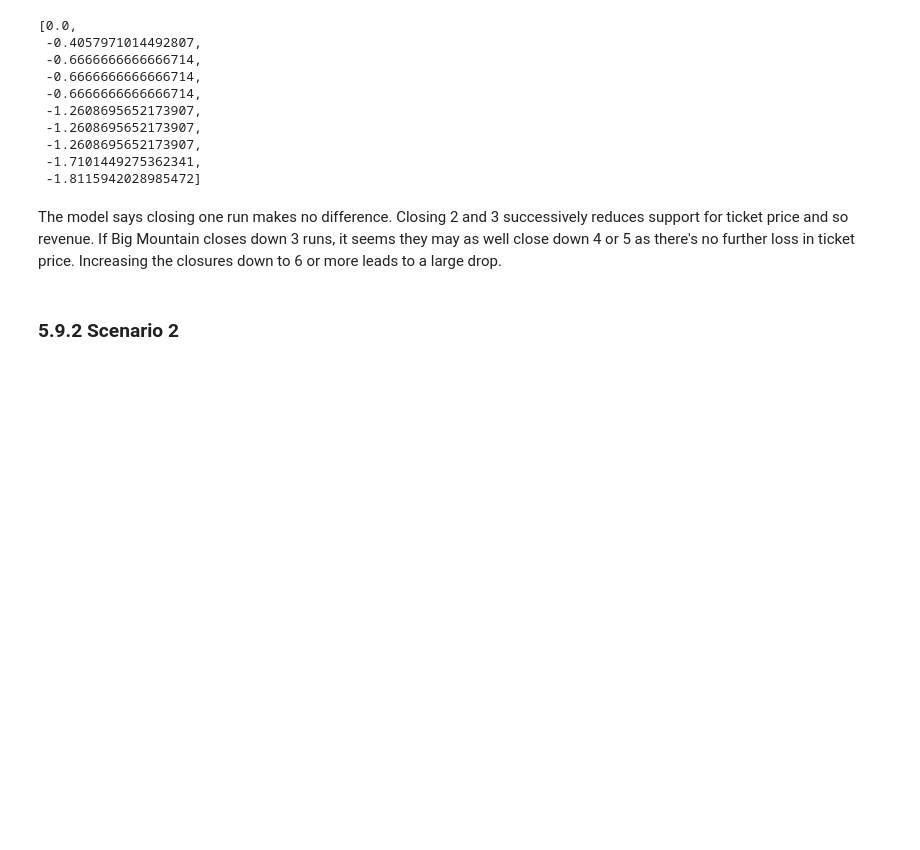
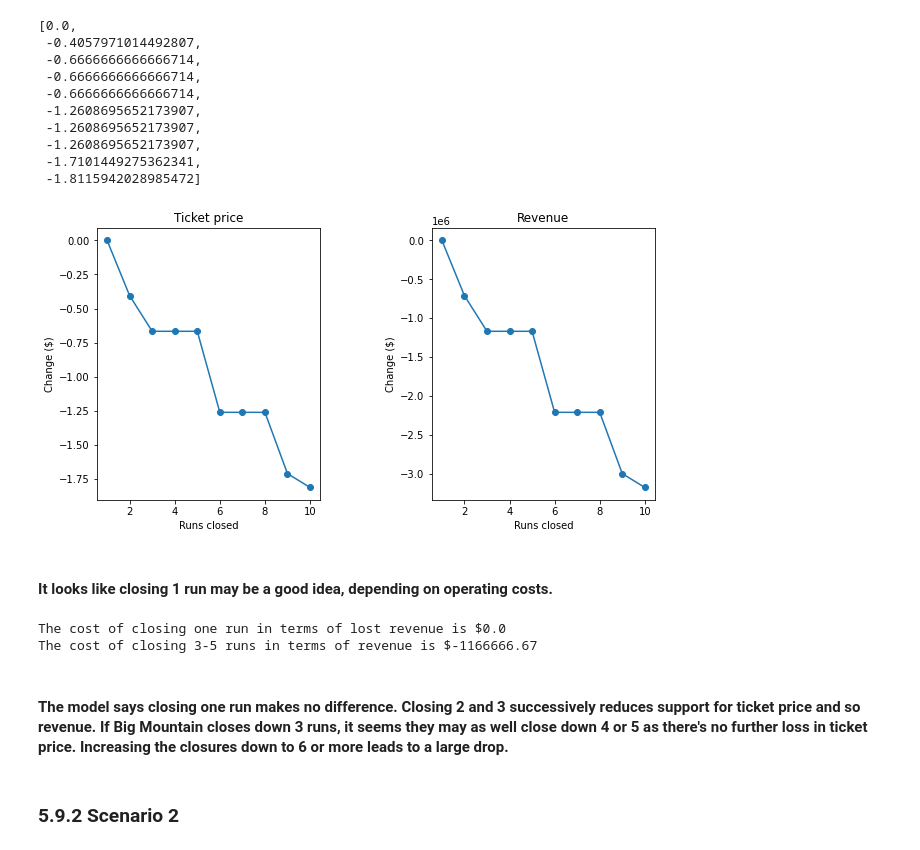
Before and after one commit to josephplpriest/springboard, a Jupyter notebook: capstone_projects/Capstone_1/Notebooks/05_modeling.ipynb, the cells around one changed output. Drawn from its saved outputs; the diff is of its cells as text; code cells hidden in the pictures; blank space fills up the shorter version.

```diff
--- a/capstone_projects/Capstone_1/Notebooks/05_modeling.ipynb
+++ b/capstone_projects/Capstone_1/Notebooks/05_modeling.ipynb
@@ -338,21 +338,39 @@ price_deltas
 # %%
 #Code task 3#
 #Create two plots, side by side, for the predicted ticket price change (delta) for each
 #condition (number of runs closed) in the scenario and the associated predicted revenue
 #change on the assumption that each of the expected visitors buys 5 tickets
 #There are two things to do here:
 #1 - use a list comprehension to create a list of the number of runs closed from `runs_delta`
 #2 - use a list comprehension to create a list of predicted revenue changes from `price_deltas`
-runs_closed = [-1 * ___ for ___ in runs_delta] #1
+
+
+runs_closed = [-1 * i for i in runs_delta] #1
 fig, ax = plt.subplots(1, 2, figsize=(10, 5))
+
 fig.subplots_adjust(wspace=0.5)
 ax[0].plot(runs_closed, price_deltas, 'o-')
 ax[0].set(xlabel='Runs closed', ylabel='Change ($)', title='Ticket price')
-revenue_deltas = [5 * expected_visitors * ___ for ___ in ___] #2
+
+revenue_deltas = [5 * expected_visitors * i for i in price_deltas] #2
+
 ax[1].plot(runs_closed, revenue_deltas, 'o-')
 ax[1].set(xlabel='Runs closed', ylabel='Change ($)', title='Revenue');
+
+closing_5 = predict_increase(['Runs'], [-5]) * 350000 * 5
+closing_1 = predict_increase(['Runs'], [-1]) * 350000 * 5
+# %% [output]
+[figure, added]
+# %% [markdown]
+#### It looks like closing 1 run may be a good idea, depending on operating costs.
+# %%
+print("The cost of closing one run in terms of lost revenue is ${}".format(closing_1))
+print(f"The cost of closing 3-5 runs in terms of revenue is ${closing_5:.2f}")
+# %% [output]
+The cost of closing one run in terms of lost revenue is $0.0
+The cost of closing 3-5 runs in terms of revenue is $-1166666.67
 # %% [markdown]
-The model says closing one run makes no difference. Closing 2 and 3 successively reduces support for ticket price and so revenue. If Big Mountain closes down 3 runs, it seems they may as well close down 4 or 5 as there's no further loss in ticket price. Increasing the closures down to 6 or more leads to a large drop.
+#### The model says closing one run makes no difference. Closing 2 and 3 successively reduces support for ticket price and so revenue. If Big Mountain closes down 3 runs, it seems they may as well close down 4 or 5 as there's no further loss in ticket price. Increasing the closures down to 6 or more leads to a large drop.
 # %% [markdown]
 ### 5.9.2 Scenario 2<a id='5.9.2_Scenario_2'></a>
 # %% [markdown]
```
Also changed, not shown: parts of 5 cells of this notebook, 1 other file.
